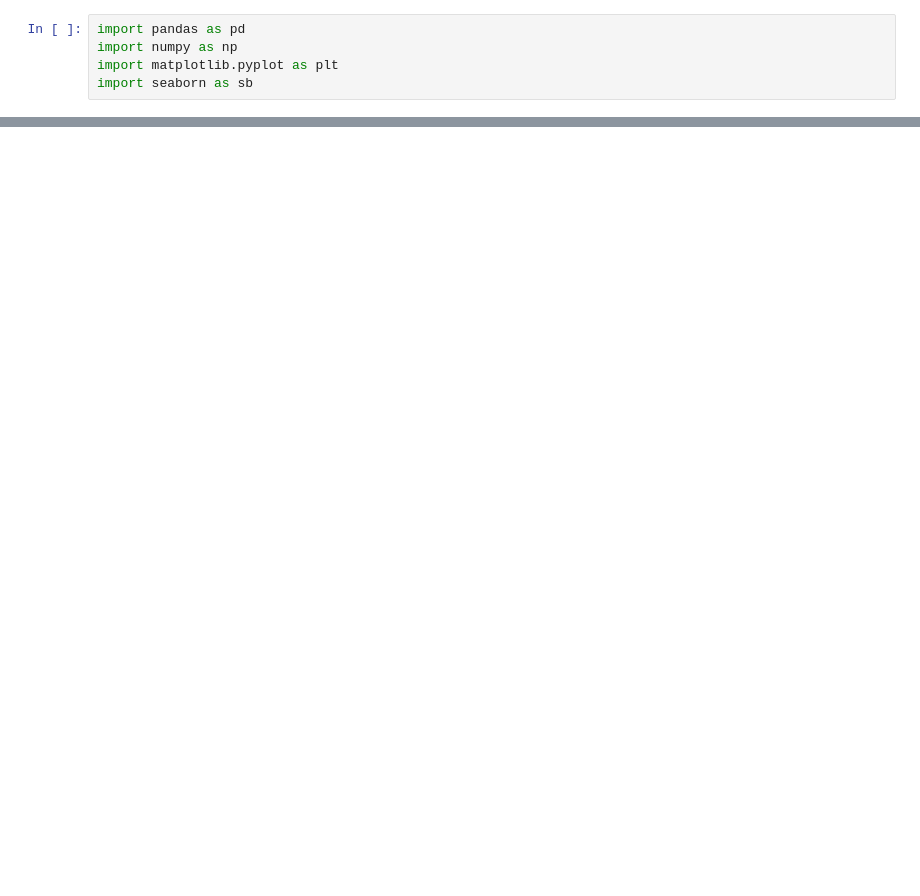
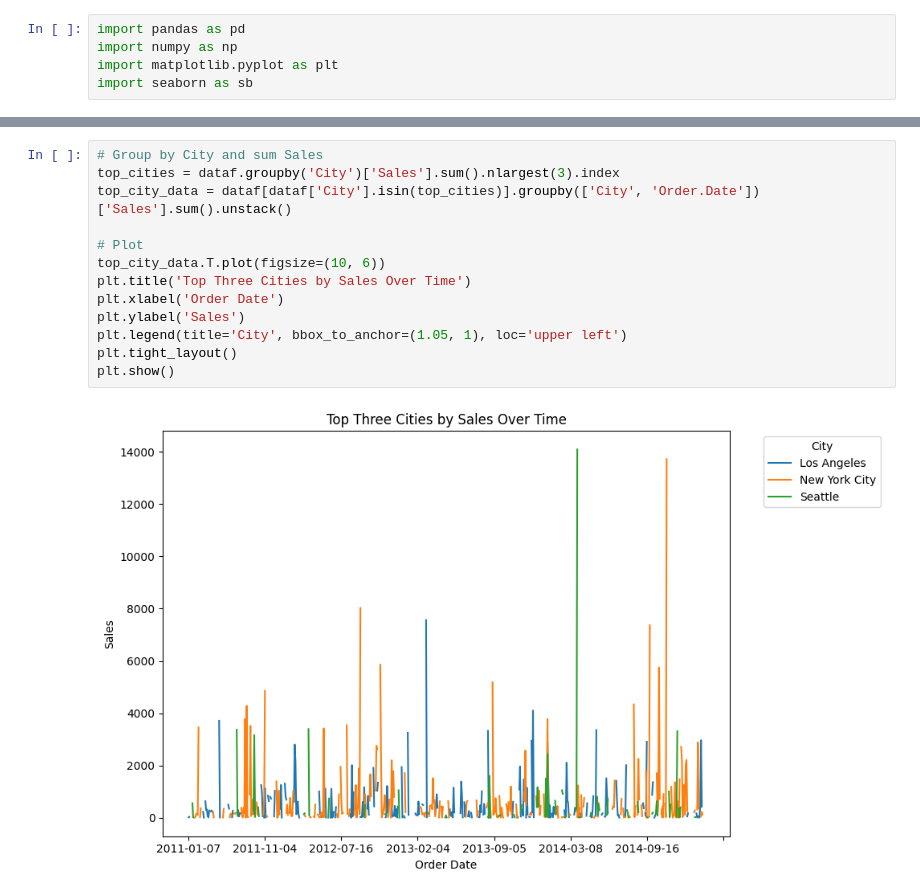
Before and after one commit to Sattar99/Gold_PY_Final, a Jupyter notebook: Gold_PY_Final/Gold_FinalProject_EDA.ipynb, the cells around one changed output, grey strips where cells are left out. Drawn from its saved outputs; the diff is of its cells as text; blank space fills up the shorter version.

```diff
--- a/Gold_PY_Final/Gold_FinalProject_EDA.ipynb
+++ b/Gold_PY_Final/Gold_FinalProject_EDA.ipynb
@@ -35,0 +70,15 @@ https://rpubs.com/happiness-n/superstore_sales_hypothesis_report
+# %%
+# Group by City and sum Sales
+top_cities = dataf.groupby('City')['Sales'].sum().nlargest(3).index
+top_city_data = dataf[dataf['City'].isin(top_cities)].groupby(['City', 'Order.Date'])['Sales'].sum().unstack()
+
+# Plot
+top_city_data.T.plot(figsize=(10, 6))
+plt.title('Top Three Cities by Sales Over Time')
+plt.xlabel('Order Date')
+plt.ylabel('Sales')
+plt.legend(title='City', bbox_to_anchor=(1.05, 1), loc='upper left')
+plt.tight_layout()
+plt.show()
+# %% [output]
+[figure, added]
```
Also changed, not shown: parts of 6 cells of this notebook.
